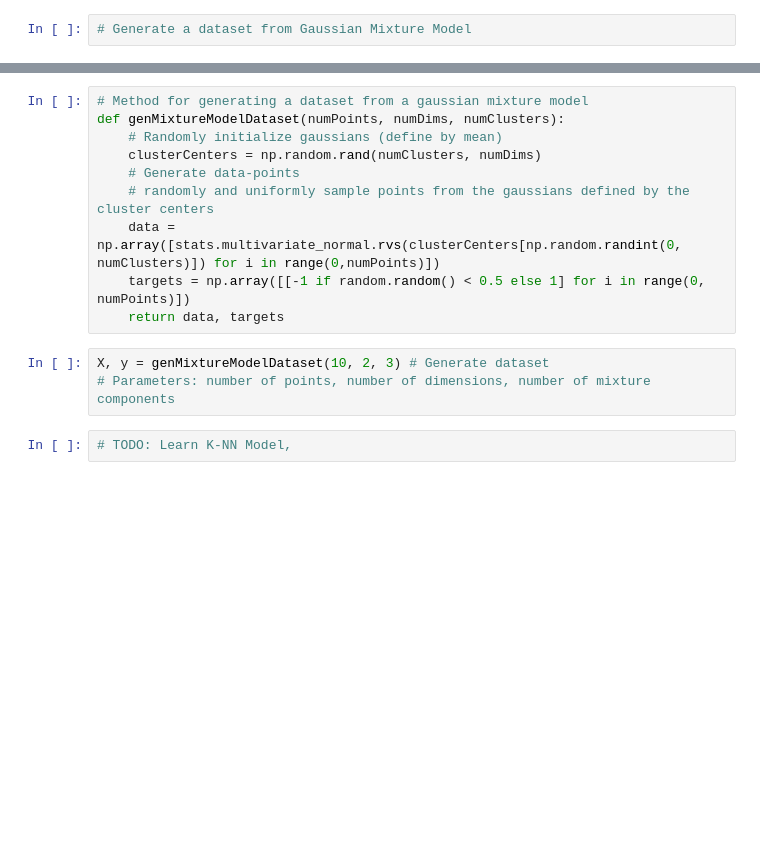
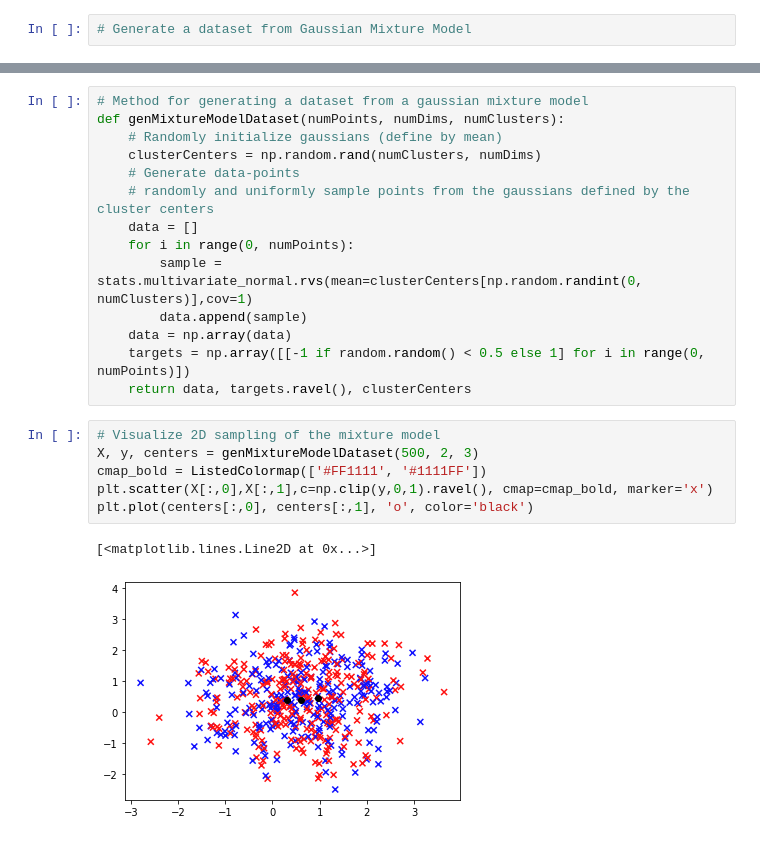
Before and after one commit to ycheng14799/MLProgrammingAssignmentWeek3, a Jupyter notebook: GaussianMixtureModelDataset.ipynb, the cells around one changed output, grey strips where cells are left out. Saved outputs shown, nothing was run; the diff lists cells and outputs as text; blank space fills up the shorter version.

Commit message:
Generated results for gaussian mixture model classification. Unsure if the results bear any specific meaning.

```diff
--- a/GaussianMixtureModelDataset.ipynb
+++ b/GaussianMixtureModelDataset.ipynb
@@ -11,11 +19,19 @@ def genMixtureModelDataset(numPoints, numDims, numClusters):
     clusterCenters = np.random.rand(numClusters, numDims)
     # Generate data-points
     # randomly and uniformly sample points from the gaussians defined by the cluster centers
-    data = np.array([stats.multivariate_normal.rvs(clusterCenters[np.random.randint(0, numClusters)]) for i in range(0,numPoints)])
+    data = []
+    for i in range(0, numPoints):
+        sample = stats.multivariate_normal.rvs(mean=clusterCenters[np.random.randint(0, numClusters)],cov=1)
+        data.append(sample)
+    data = np.array(data)
     targets = np.array([[-1 if random.random() < 0.5 else 1] for i in range(0, numPoints)])
-    return data, targets
+    return data, targets.ravel(), clusterCenters
-# %%
-X, y = genMixtureModelDataset(10, 2, 3) # Generate dataset
-# Parameters: number of points, number of dimensions, number of mixture components
-# %%
-# TODO: Learn K-NN Model,
+# %%
+# Visualize 2D sampling of the mixture model
+X, y, centers = genMixtureModelDataset(500, 2, 3)
+cmap_bold = ListedColormap(['#FF1111', '#1111FF'])
+plt.scatter(X[:,0],X[:,1],c=np.clip(y,0,1).ravel(), cmap=cmap_bold, marker='x')
+plt.plot(centers[:,0], centers[:,1], 'o', color='black')
+# %% [output]
+[<matplotlib.lines.Line2D at 0x...>]
+[figure, added]
```
Also changed, not shown: parts of 7 cells of this notebook, 8 other files.
